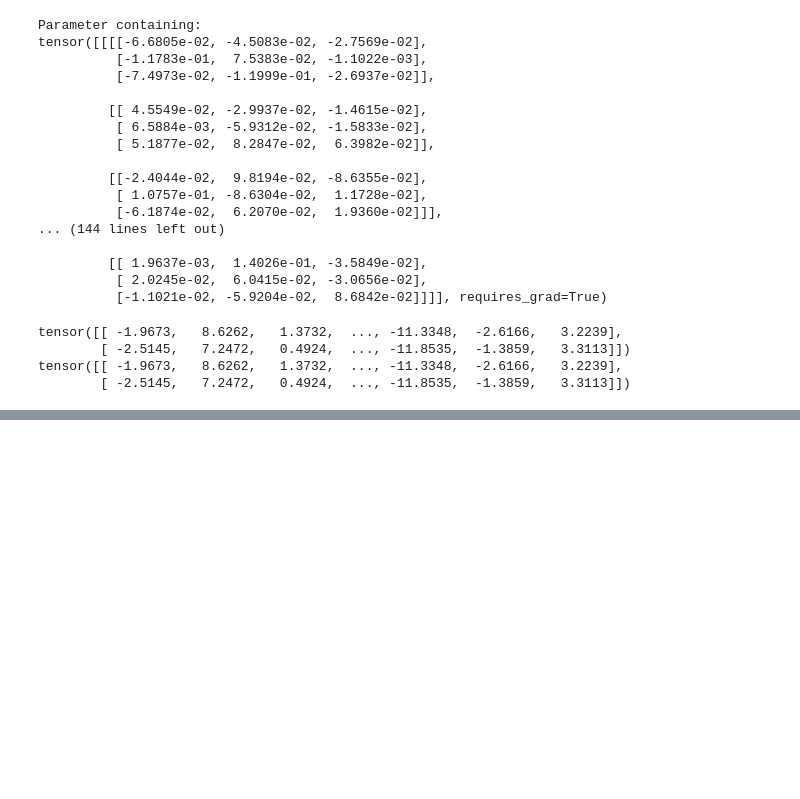
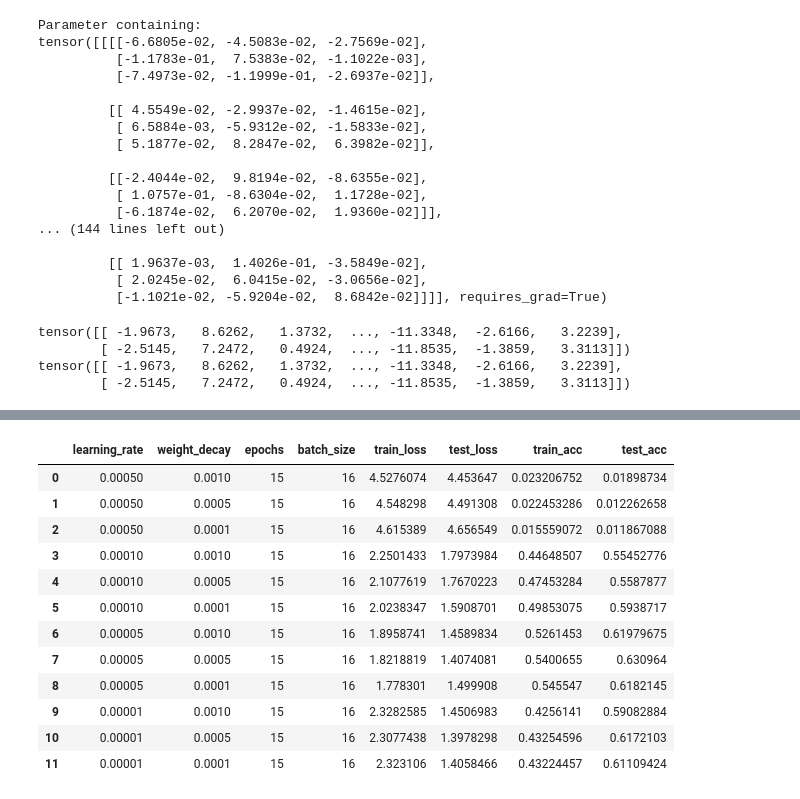
Before and after one commit to dkqp/DL_Paper_Replicating, a Jupyter notebook: notebook_replicating/VGG-16_architecture.ipynb, the cells around one changed output, grey strips where cells are left out. Cells and saved outputs as stored; diff of their text form; code cells hidden in the pictures; blank space fills up the shorter version.

```diff
--- a/notebook_replicating/VGG-16_architecture.ipynb
+++ b/notebook_replicating/VGG-16_architecture.ipynb
@@ -219,0 +361,35 @@ tensor([[ -1.9673,   8.6262,   1.3732,  ..., -11.3348,  -2.6166,   3.2239],
+# %%
+vgg16_bn_weights = torchvision.models.VGG16_BN_Weights
+def vgg16_bn_model_generator(weights: torchvision.models):
+    model = torchvision.models.vgg16_bn(weights=weights)
+    model.classifier[-1] = nn.Linear(
+        in_features=4096,
+        out_features=len(class_names_food101)
+    )
+    return model
+# %%
+train_dataset, _ = data_setup.split_dataset(
+    dataset=train_data_food101,
+    split_size=0.1,
+    seed=42
+)
+test_dataset, _ = data_setup.split_dataset(
+    dataset=test_data_food101,
+    split_size=0.1,
+    seed=42
+)
+
+tuning_results = engine.HP_tune_train(
+    model_generator=vgg16_bn_model_generator,
+    model_weights=vgg16_bn_weights,
+    model_name='VGG16_bn_food101',
+    train_dataset=train_dataset,
+    test_dataset=test_dataset,
+    learning_rate_list=learning_rate_list,
+    weight_decay_list=weight_decay_list,
+    epochs_list=epochs_list,
+    batch_size_list=batch_size_list,
+    is_tensorboard_writer=True,
+    device=device,
+    gradient_accumulation_num=1
+)
@@ -219,0 +411,17 @@ tensor([[ -1.9673,   8.6262,   1.3732,  ..., -11.3348,  -2.6166,   3.2239],
+# %%
+import pandas as pd
+pd.DataFrame(tuning_results)
+# %% [output]
+|  | learning_rate | weight_decay | epochs | batch_size | train_loss | test_loss | train_acc | test_acc |
+| 0 | 0.00050 | 0.0010 | 15 | 16 | 4.5276074 | 4.453647 | 0.023206752 | 0.01898734 |
+| 1 | 0.00050 | 0.0005 | 15 | 16 | 4.548298 | 4.491308 | 0.022453286 | 0.012262658 |
+| 2 | 0.00050 | 0.0001 | 15 | 16 | 4.615389 | 4.656549 | 0.015559072 | 0.011867088 |
+| 3 | 0.00010 | 0.0010 | 15 | 16 | 2.2501433 | 1.7973984 | 0.44648507 | 0.55452776 |
+| 4 | 0.00010 | 0.0005 | 15 | 16 | 2.1077619 | 1.7670223 | 0.47453284 | 0.5587877 |
+| 5 | 0.00010 | 0.0001 | 15 | 16 | 2.0238347 | 1.5908701 | 0.49853075 | 0.5938717 |
+| 6 | 0.00005 | 0.0010 | 15 | 16 | 1.8958741 | 1.4589834 | 0.5261453 | 0.61979675 |
+| 7 | 0.00005 | 0.0005 | 15 | 16 | 1.8218819 | 1.4074081 | 0.5400655 | 0.630964 |
+| 8 | 0.00005 | 0.0001 | 15 | 16 | 1.778301 | 1.499908 | 0.545547 | 0.6182145 |
+| 9 | 0.00001 | 0.0010 | 15 | 16 | 2.3282585 | 1.4506983 | 0.4256141 | 0.59082884 |
+| 10 | 0.00001 | 0.0005 | 15 | 16 | 2.3077438 | 1.3978298 | 0.43254596 | 0.6172103 |
+| 11 | 0.00001 | 0.0001 | 15 | 16 | 2.323106 | 1.4058466 | 0.43224457 | 0.61109424 |
```
Also changed, not shown: parts of 16 cells of this notebook, 13 other files.
